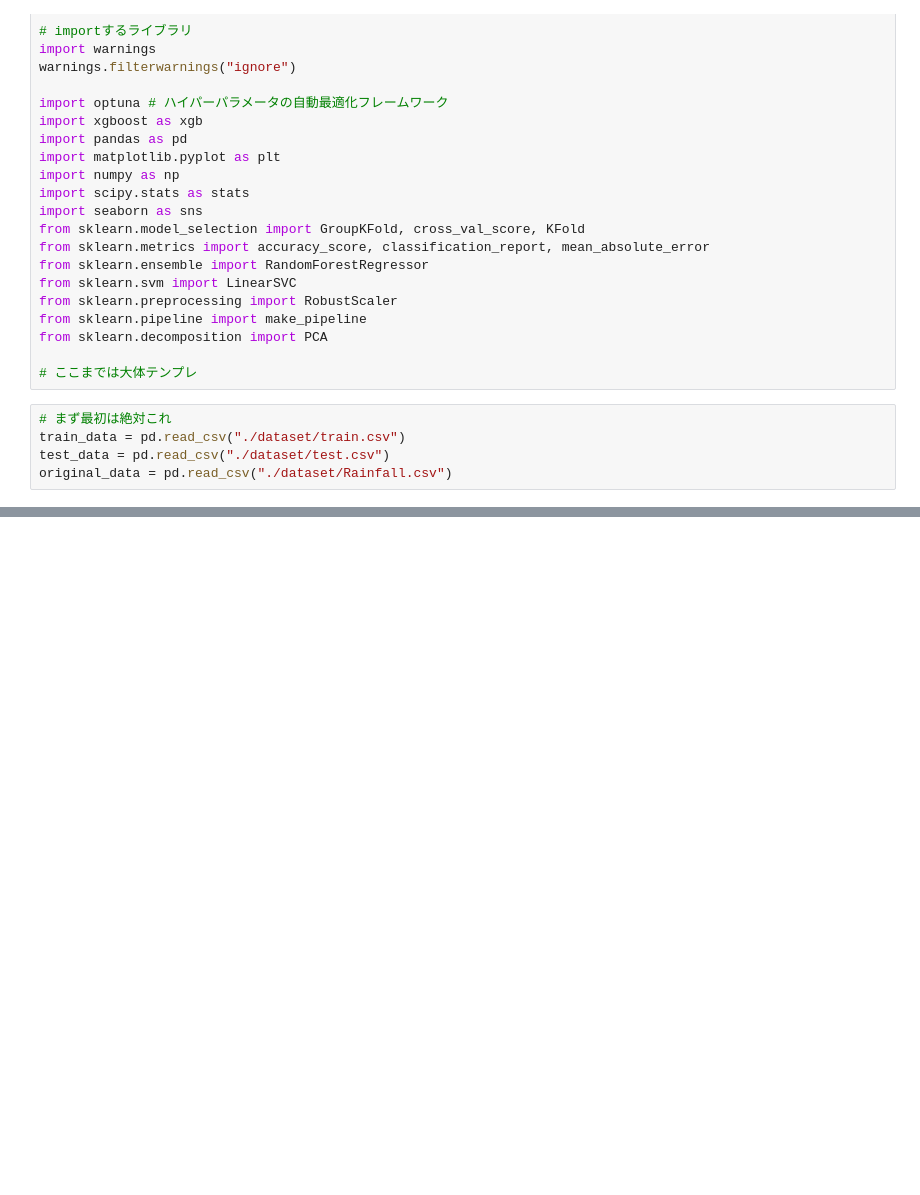
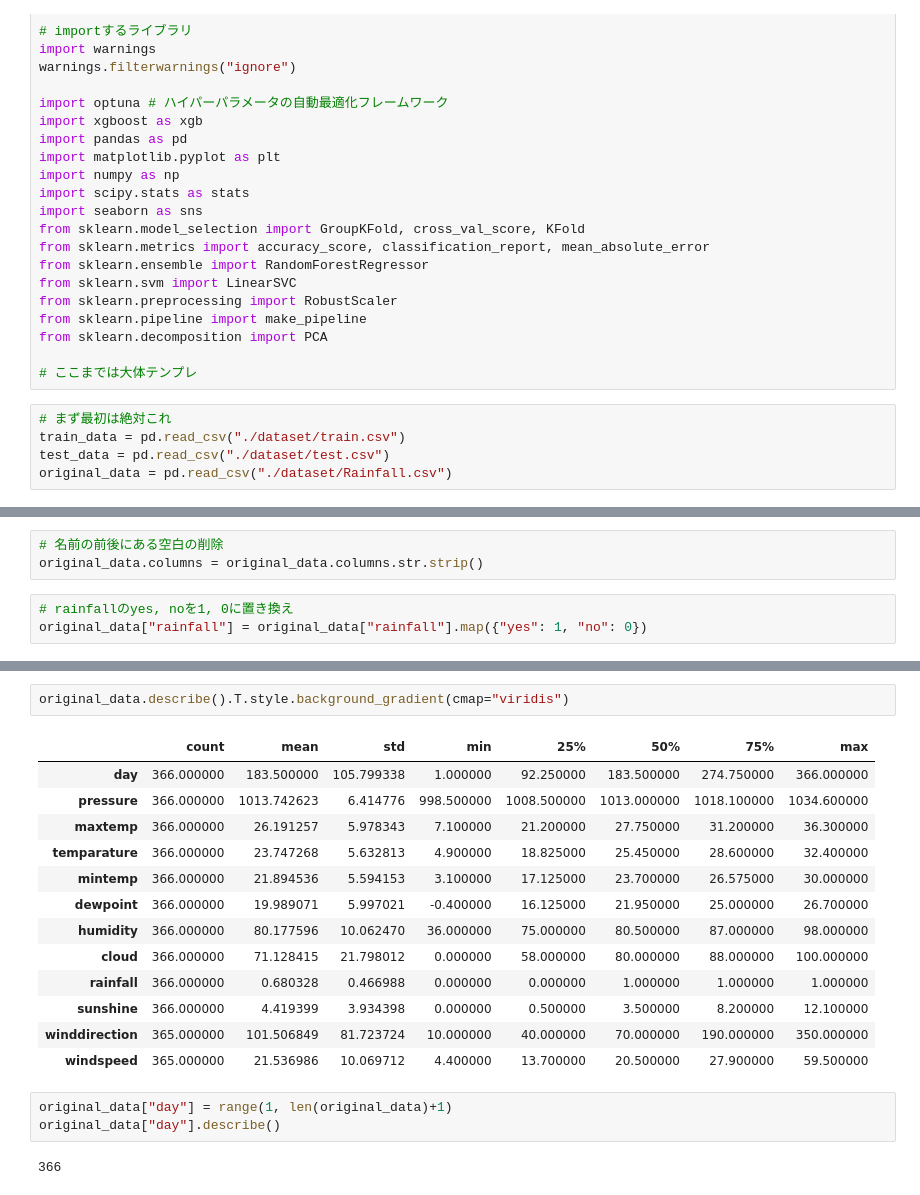
Before and after one commit to nakakonakako/kaggle, a Jupyter notebook: rainfall/rainfall.ipynb, the cells around one changed output, grey strips where cells are left out. Saved outputs shown, nothing was run; the diff lists cells and outputs as text; blank space fills up the shorter version.

```diff
--- a/rainfall/rainfall.ipynb
+++ b/rainfall/rainfall.ipynb
@@ -38,0 +56,6 @@ train_data.sample(5)
+# %%
+# 名前の前後にある空白の削除
+original_data.columns = original_data.columns.str.strip()
+# %%
+# rainfallのyes, noを1, 0に置き換え
+original_data["rainfall"] = original_data["rainfall"].map({"yes": 1, "no": 0})
@@ -38,0 +166,21 @@ train_data.sample(5)
+# %%
+original_data.describe().T.style.background_gradient(cmap="viridis")
+# %% [output]
+|  | count | mean | std | min | 25% | 50% | 75% | max |
+| day | 366.000000 | 183.500000 | 105.799338 | 1.000000 | 92.250000 | 183.500000 | 274.750000 | 366.000000 |
+| pressure | 366.000000 | 1013.742623 | 6.414776 | 998.500000 | 1008.500000 | 1013.000000 | 1018.100000 | 1034.600000 |
+| maxtemp | 366.000000 | 26.191257 | 5.978343 | 7.100000 | 21.200000 | 27.750000 | 31.200000 | 36.300000 |
+| temparature | 366.000000 | 23.747268 | 5.632813 | 4.900000 | 18.825000 | 25.450000 | 28.600000 | 32.400000 |
+| mintemp | 366.000000 | 21.894536 | 5.594153 | 3.100000 | 17.125000 | 23.700000 | 26.575000 | 30.000000 |
+| dewpoint | 366.000000 | 19.989071 | 5.997021 | -0.400000 | 16.125000 | 21.950000 | 25.000000 | 26.700000 |
+| humidity | 366.000000 | 80.177596 | 10.062470 | 36.000000 | 75.000000 | 80.500000 | 87.000000 | 98.000000 |
+| cloud | 366.000000 | 71.128415 | 21.798012 | 0.000000 | 58.000000 | 80.000000 | 88.000000 | 100.000000 |
+| rainfall | 366.000000 | 0.680328 | 0.466988 | 0.000000 | 0.000000 | 1.000000 | 1.000000 | 1.000000 |
+| sunshine | 366.000000 | 4.419399 | 3.934398 | 0.000000 | 0.500000 | 3.500000 | 8.200000 | 12.100000 |
+| winddirection | 365.000000 | 101.506849 | 81.723724 | 10.000000 | 40.000000 | 70.000000 | 190.000000 | 350.000000 |
+| windspeed | 365.000000 | 21.536986 | 10.069712 | 4.400000 | 13.700000 | 20.500000 | 27.900000 | 59.500000 |
+# %%
+original_data["day"] = range(1, len(original_data)+1)
+original_data["day"].describe()
+# %% [output]
+366
```
Also changed, not shown: parts of 8 cells of this notebook.
